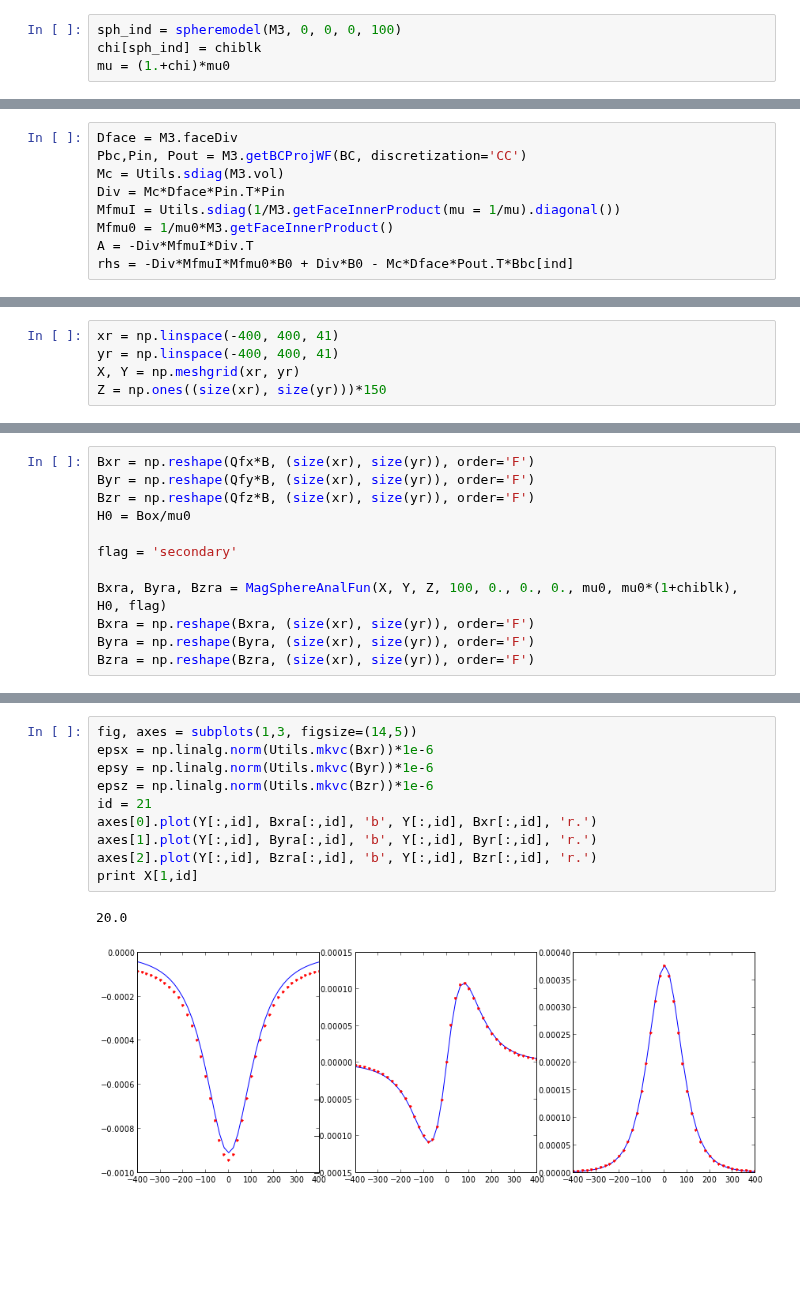
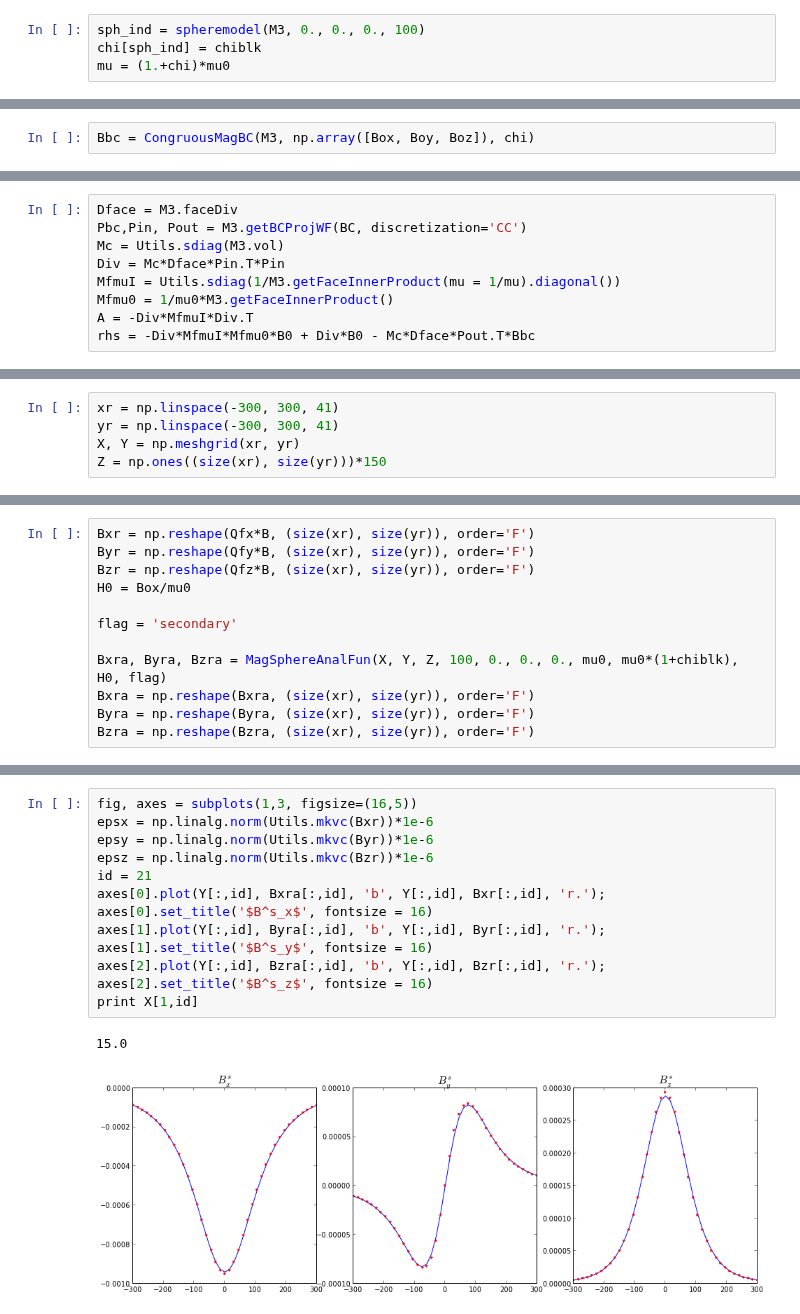
Before and after one commit to simpeg/simpeg, a Jupyter notebook: simpegPF/notebooks/MagForward_secondary.ipynb, the cells around one changed output, grey strips where cells are left out. Cells and saved outputs as stored; diff of their text form; blank space fills up the shorter version.

```diff
--- a/simpegPF/notebooks/MagForward_secondary.ipynb
+++ b/simpegPF/notebooks/MagForward_secondary.ipynb
@@ -48,6 +29,6 @@ chibkg = 0.
 chiblk = 0.01
 chi = np.ones(M3.nC)*chibkg
 # %%
-sph_ind = spheremodel(M3, 0, 0, 0, 100)
+sph_ind = spheremodel(M3, 0., 0., 0., 100)
 chi[sph_ind] = chiblk
 mu = (1.+chi)*mu0
@@ -63 +43,3 @@ mom = 1/mu0*gamma*V/(1+gamma/3)
+# %%
+Bbc = CongruousMagBC(M3, np.array([Box, Boy, Boz]), chi)
 # %%
@@ -107,7 +87,7 @@ Div = Mc*Dface*Pin.T*Pin
 MfmuI = Utils.sdiag(1/M3.getFaceInnerProduct(mu = 1/mu).diagonal())
 Mfmu0 = 1/mu0*M3.getFaceInnerProduct()
 A = -Div*MfmuI*Div.T
-rhs = -Div*MfmuI*Mfmu0*B0 + Div*B0 - Mc*Dface*Pout.T*Bbc[ind]
+rhs = -Div*MfmuI*Mfmu0*B0 + Div*B0 - Mc*Dface*Pout.T*Bbc
 # %%
 print MfmuI.shape, Div.T.shape
 # %% [output]
@@ -197,6 +178,6 @@ $$H_{x2} = H_0\frac{3\mu_1}{\mu_2+2\mu_1}$$
 # %%
-xr = np.linspace(-400, 400, 41)
-yr = np.linspace(-400, 400, 41)
+xr = np.linspace(-300, 300, 41)
+yr = np.linspace(-300, 300, 41)
 X, Y = np.meshgrid(xr, yr)
 Z = np.ones((size(xr), size(yr)))*150
 # %%
@@ -241,16 +222,16 @@ dat6 = ax[2,1].imshow(Bzra); fig.colorbar(dat6, ax=ax[2,1])
 # %%
-fig, axes = subplots(1,3, figsize=(14,5))
+fig, axes = subplots(1,3, figsize=(16,5))
 epsx = np.linalg.norm(Utils.mkvc(Bxr))*1e-6
 epsy = np.linalg.norm(Utils.mkvc(Byr))*1e-6
 epsz = np.linalg.norm(Utils.mkvc(Bzr))*1e-6
 id = 21
-axes[0].plot(Y[:,id], Bxra[:,id], 'b', Y[:,id], Bxr[:,id], 'r.')
-axes[1].plot(Y[:,id], Byra[:,id], 'b', Y[:,id], Byr[:,id], 'r.')
-axes[2].plot(Y[:,id], Bzra[:,id], 'b', Y[:,id], Bzr[:,id], 'r.')
+axes[0].plot(Y[:,id], Bxra[:,id], 'b', Y[:,id], Bxr[:,id], 'r.'); axes[0].set_title('$B^s_x$', fontsize = 16)
+axes[1].plot(Y[:,id], Byra[:,id], 'b', Y[:,id], Byr[:,id], 'r.'); axes[1].set_title('$B^s_y$', fontsize = 16)
+axes[2].plot(Y[:,id], Bzra[:,id], 'b', Y[:,id], Bzr[:,id], 'r.'); axes[2].set_title('$B^s_z$', fontsize = 16)
 print X[1,id]
 # %% [output]
-20.0
+15.0
-[figure, old version]
+[figure, new version]
 # %%
 fig, axes = subplots(1,3, figsize=(14,5))
 epsx = np.linalg.norm(Utils.mkvc(Bxr))*1e-6
```
Also changed, not shown: parts of 28 cells of this notebook, 2 other files.
